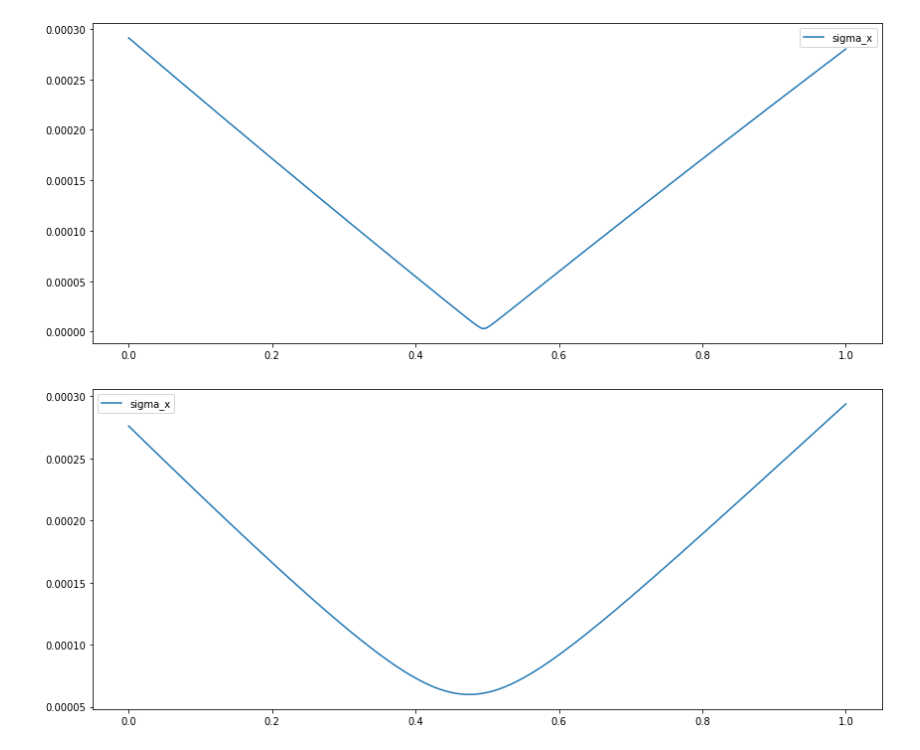
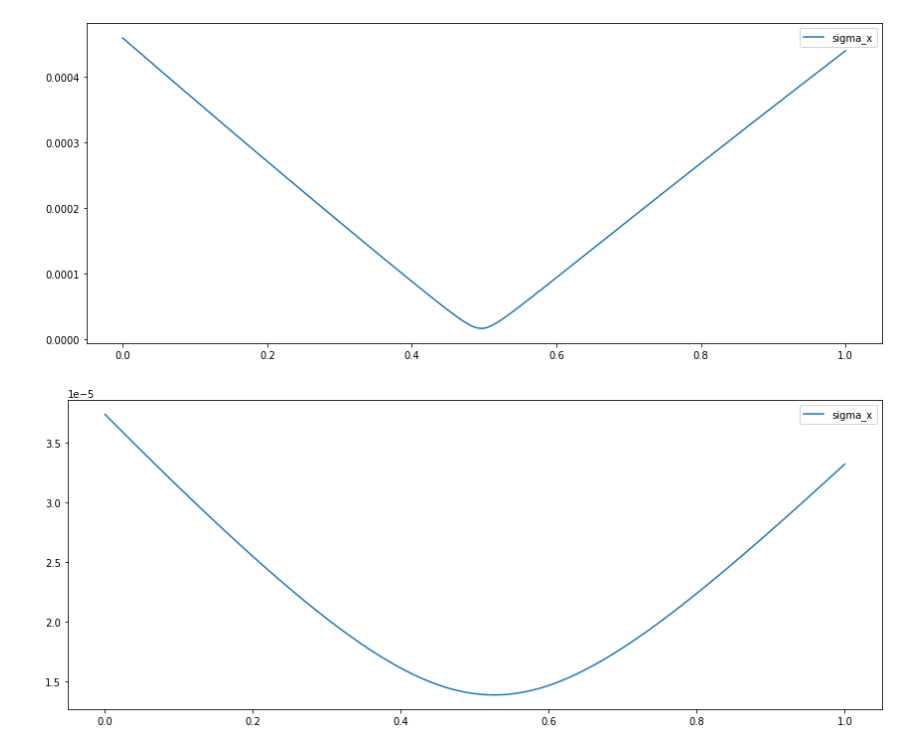
Before and after one commit to desy-ml/rl-vs-bo, a Jupyter notebook: test.ipynb, the cells around one changed output. Cells and saved outputs as stored; diff of their text form; code cells hidden in the pictures.

```diff
--- a/test.ipynb
+++ b/test.ipynb
@@ -10,18 +10,22 @@ from utils import FilterAction, RecordData
 # %%
 env = ARESEA(
     action_type="direct",
+    is_fully_observable=True,
     incoming="random",
+    incoming_parameters=None,
     magnet_init="zero",
     misalignments="random",
+    misalignment_values=None,
     reward_method="feedback",
     quad_action="oneway",
     target_beam_mode="zero",
+    target_beam_tolerance=3.3198e-6,
     w_mu_x=0.0,
     w_mu_y=0.0,
     w_on_screen=1.0,
     w_sigma_x=1.0,
     w_sigma_y=1.0,
-    w_time=0.0,
+    w_time=0.0
 )
 env = RescaleAction(env, -1, 1)
 
@@ -109,6 +113,6 @@ plt.show()
 [figure]
 # %%
-env = ARESEA()
+env = ARESEA(is_fully_observable=True)
 env = FilterAction(env, [3], replace=0)
 env = RecordVideo(env, video_folder="recordings_test")
 env = RecordData(env)
@@ -132,31 +136,31 @@ plt.legend()
 plt.tight_layout()
 plt.show()
 # %% [output]
-[figure, old version]
+[figure, new version]
 # %%
-env = ARESEA()
+env = ARESEA(is_fully_observable=True)
 env = FilterAction(env, [1], replace=0)
 env = RecordVideo(env, video_folder="recordings_test")
 env = RecordData(env)
 env = RescaleAction(env, -5, 5)
 
 k1s = np.linspace(0, 1, num=200)
 
 observation = env.reset()
 done = False
 for k1 in k1s:
     observation, reward, done, info = env.step(k1)
 env.close()
 
 observations = unwrap_wrapper(env, RecordData).observations
 
 sigma_x = [obs["beam"][1] for obs in observations]
 
 plt.figure(figsize=(12,5))
 plt.plot(k1s, sigma_x[1:], label="sigma_x")
 plt.legend()
 plt.tight_layout()
 plt.show()
 # %% [output]
-[figure, old version]
+[figure, new version]
 # %%
```
Also changed, not shown: parts of 8 cells of this notebook, 1 other file.
